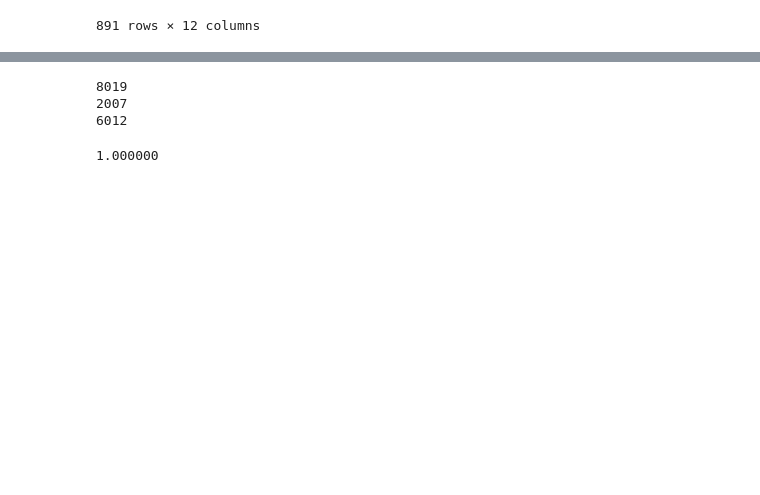
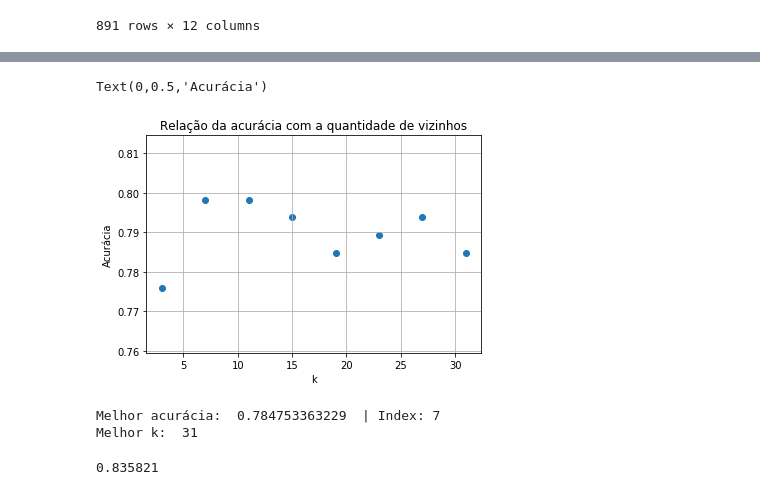
Before and after one commit to InsightLab/data-science-cookbook, a Jupyter notebook: 2017/04-knn-exercicio/knn_sayonara.ipynb, the cells around one changed output, grey strips where cells are left out. Saved outputs shown, nothing was run; the diff lists cells and outputs as text; code cells hidden in the pictures; blank space fills up the shorter version.

```diff
--- a/2017/04-knn-exercicio/knn_sayonara.ipynb
+++ b/2017/04-knn-exercicio/knn_sayonara.ipynb
@@ -182,26 +174,10 @@ y = dataset.Survived.values
 # %%
-##7.Separa o dataset em treino (75%) / teste (25%) / validação (10% do treino)
+##7. Separa o dataset em treino (75%) / teste (25%) / validação (10% do treino)
+
+# Separa o atributo Survived (saída) dos outros (entrada)
+y = datasetd.Survived.values
+X = datasetd.drop('Survived', axis=1).values
+
 from sklearn.model_selection import train_test_split
 X_train, X_test, y_train, y_test = train_test_split(X, y, test_size=0.25)
-#X_train, X_validation, y_train, y_validation = train_test_split(X_train, y_train, test_size=0.1)
+X_train, X_validation, y_train, y_validation = train_test_split(X_train, y_train, test_size=0.1)
-# %%
-print(dataset.size)
-print(X_test.size)
-print(X_train.size)
-#print(X_validation.size)
-# %% [output]
-8019
-2007
-6012
-# %%
-##8.Execução do classificador para 30 k's
-knn = KNNClassifier()
-knn.fit(X_train, y_train)
-k = 1
-result = knn.predict(k, X_test)
-# %%
-from sklearn import metrics
-score = metrics.accuracy_score(y_pred=result, y_true=y_test) #Verificando a acuracia da predição
-print('{0:f}'.format(score))
-# %% [output]
-1.000000
@@ -209,0 +184,41 @@ print('{0:f}'.format(score))
+# %%
+##8. Executa o classificador para 30 k's, pulando de 4 em 4
+# Será feito até 33, pois k não pode ser par
+from sklearn import metrics
+a_accuracy = []
+ks = []
+for k in range(3,33,4):
+    knn = KNNClassifier()
+    knn.fit(X_train, y_train)
+    result = knn.predict(k, X_test)
+    accuracy = metrics.accuracy_score(result,y_test)
+    a_accuracy.append(accuracy)
+    ks.append(k)
+# %%
+%matplotlib inline
+import matplotlib.pyplot as plt
+plt.scatter(ks, a_accuracy, marker='o');
+plt.grid()
+plt.title('Relação da acurácia com a quantidade de vizinhos')
+plt.xlabel('k')
+plt.ylabel(u'Acurácia')
+# %% [output]
+Text(0,0.5,'Acurácia')
+[figure, added]
+# %%
+##9. Executa o classificar para o melhor k
+# encontra melhor acuracia
+index, best_accuracy = max(enumerate(a_accuracy))
+print('Melhor acurácia: ',best_accuracy,' | Index:',index,
+     '\nMelhor k: ',ks[index])
+# %% [output]
+Melhor acurácia:  0.784753363229  | Index: 7
+Melhor k:  31
+# %%
+knn_best = KNNClassifier()
+knn_best.fit(X_train, y_train)
+result = knn.predict(ks[index], X_validation)
+accuracy = metrics.accuracy_score(result,y_validation)
+print('{0:f}'.format(accuracy))
+# %% [output]
+0.835821
```
Also changed, not shown: parts of 15 cells of this notebook.
